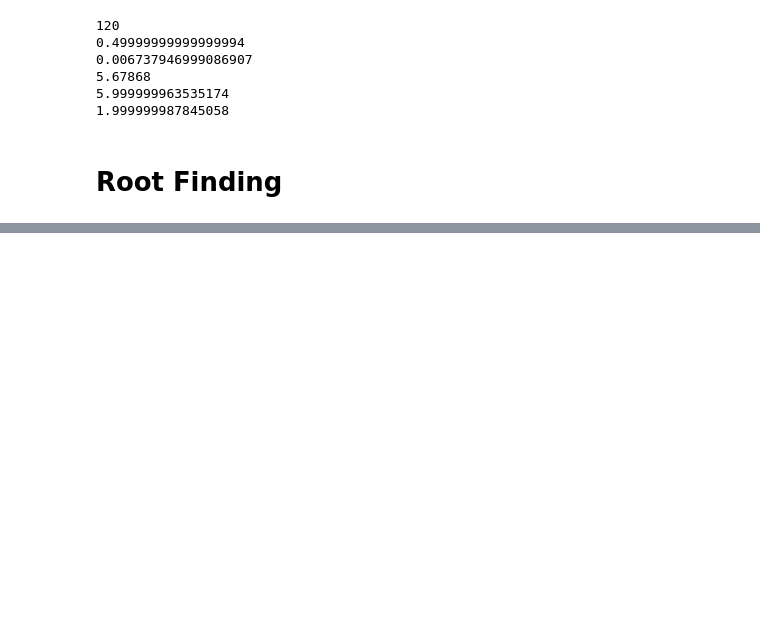
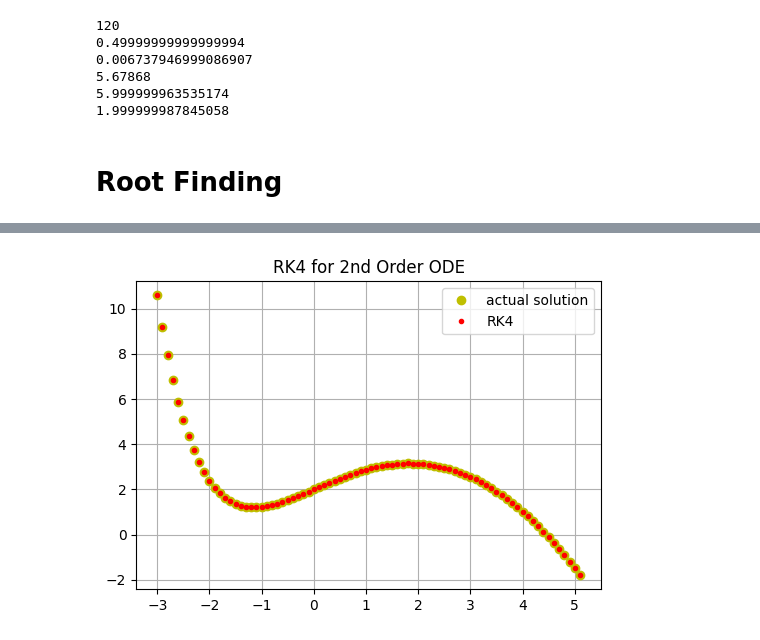
Before and after one commit to chandan-kumarsahu/P452-Computational-Physics, a Jupyter notebook: Midsem/tests.ipynb, the cells around one changed output, grey strips where cells are left out. Cells and saved outputs as stored; diff of their text form; code cells hidden in the pictures; blank space fills up the shorter version.

```diff
--- a/Midsem/tests.ipynb
+++ b/Midsem/tests.ipynb
@@ -112,0 +331,58 @@ Nearest root of the given function for the given value of x = 2 is = -0.73908513
+# %%
+
+plt.figure(figsize=(6,4))
+col=['k-o','b-o','r-o','y-o','g-o'] # Array for colors
+
+
+def dydx_1(x,y,p):
+    return p
+
+def d2ydx2_1(x,y,p):
+    return 1-x-p
+
+
+def sol(x,y,h,l_bound,u_bound):
+    x1=x
+    y1=y
+    X=[x]
+    Y=[y]
+
+    while x>=l_bound:
+        x=x-h
+        y=math.exp(-x)-x**2/2+2*x+1
+        X.append(x)
+        Y.append(y)
+
+    while x1<=u_bound:
+        x1=x1+h
+        y1=math.exp(-x1)-x1**2/2+2*x1+1
+        X.append(x1)
+        Y.append(y1)
+
+    return X,Y
+
+
+x=0
+y=2
+h=0.1
+lb=-3
+ub=5
+
+X,Y=sol(x,y,h,lb,ub)
+plt.plot(X,Y,'yo',label='actual solution')
+
+
+x=0
+y=2
+p=1
+X,Y,P=ODE_2ord_RK4(x,y,p,h,lb,ub,dydx_1,d2ydx2_1)
+plt.plot(X,Y,'r.',label='RK4')
+
+plt.title('RK4 for 2nd Order ODE')
+plt.grid()
+plt.legend()
+#plt.xlim(7.88,7.92)
+#plt.ylim(44.5,45.5)
+plt.show()
+# %% [output]
+[figure, added]
```
Also changed, not shown: parts of 9 cells of this notebook, 3 other files.
